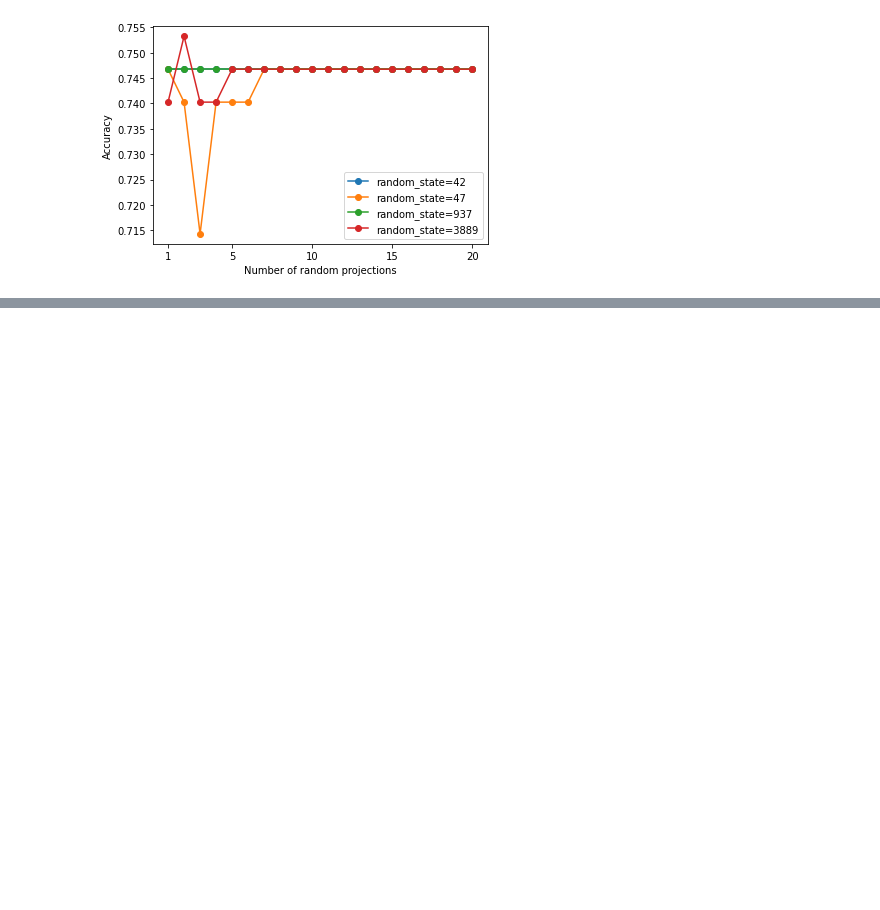
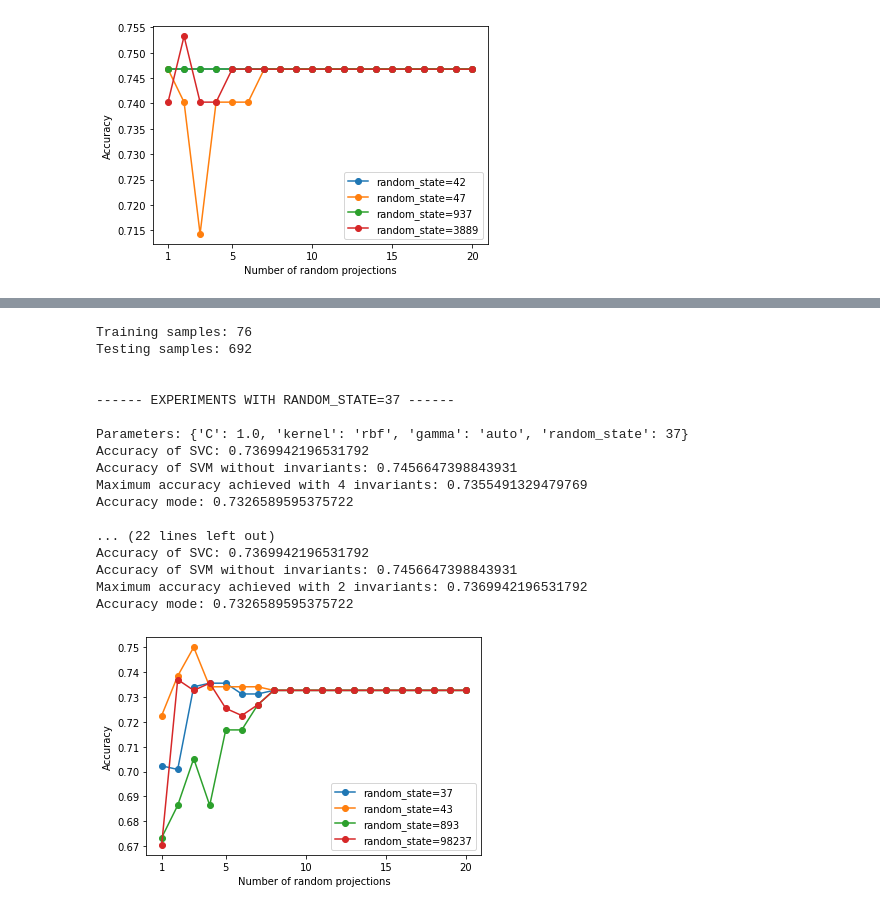
Before and after one commit to Vol0kin/LearningWithInvariants, a Jupyter notebook: SVM_invariants.ipynb, the cells around one changed output, grey strips where cells are left out. Cells and saved outputs as stored; diff of their text form; code cells hidden in the pictures; blank space fills up the shorter version.

```diff
--- a/SVM_invariants.ipynb
+++ b/SVM_invariants.ipynb
@@ -284,0 +448,53 @@ Accuracy mode: 0.7467532467532467
+# %%
+X_train, X_test, y_train, y_test = train_test_split(X, y, train_size=0.1, random_state=47)
+
+# Scale the data
+scaler = StandardScaler()
+
+scaler.fit(X_train)
+
+X_train_scaled = scaler.transform(X_train)
+X_test_scaled = scaler.transform(X_test)
+
+print(f'Training samples: {len(X_train_scaled)}')
+print(f'Testing samples: {len(X_test_scaled)}')
+
+svm_parameters = {'C': 1.0, 'kernel': 'rbf', 'gamma': 'auto'}
+
+accuracy_37 = run_random_projections_experiment(X_train_scaled, y_train, X_test_scaled, y_test, svm_parameters, num_repetitions=20, random_state=37)
+accuracy_43 = run_random_projections_experiment(X_train_scaled, y_train, X_test_scaled, y_test, svm_parameters, num_repetitions=20, random_state=43)
+accuracy_893 = run_random_projections_experiment(X_train_scaled, y_train, X_test_scaled, y_test, svm_parameters, num_repetitions=20, random_state=893)
+accuracy_98237 = run_random_projections_experiment(X_train_scaled, y_train, X_test_scaled, y_test, svm_parameters, num_repetitions=20, random_state=98237)
+
+x_range = np.arange(1, len(accuracy_37) + 1)
+
+plt.plot(x_range, accuracy_37, label='random_state=37', marker='o')
+plt.plot(x_range, accuracy_43, label='random_state=43', marker='o')
+plt.plot(x_range, accuracy_893, label='random_state=893', marker='o')
+plt.plot(x_range, accuracy_98237, label='random_state=98237', marker='o')
+
+plt.xlabel('Number of random projections')
+plt.ylabel('Accuracy')
+
+plt.xticks([1, *range(5, len(accuracy_37) + 1, 5)])
+plt.legend()
+plt.show()
+# %% [output]
+Training samples: 76
+Testing samples: 692
+
+
+------ EXPERIMENTS WITH RANDOM_STATE=37 ------
+
+Parameters: {'C': 1.0, 'kernel': 'rbf', 'gamma': 'auto', 'random_state': 37}
+Accuracy of SVC: 0.7369942196531792
+Accuracy of SVM without invariants: 0.7456647398843931
+Maximum accuracy achieved with 4 invariants: 0.7355491329479769
+Accuracy mode: 0.7326589595375722
+
+... (22 lines left out)
+Accuracy of SVC: 0.7369942196531792
+Accuracy of SVM without invariants: 0.7456647398843931
+Maximum accuracy achieved with 2 invariants: 0.7369942196531792
+Accuracy mode: 0.7326589595375722
+[figure, added]
```
Also changed, not shown: parts of 5 cells of this notebook.
